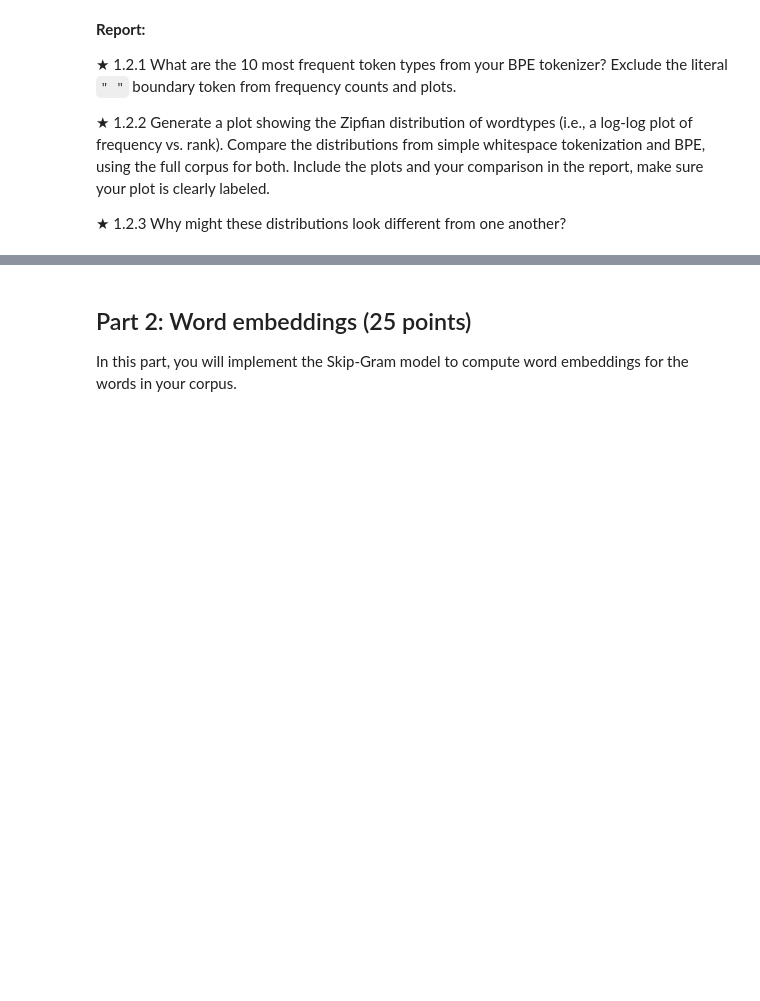
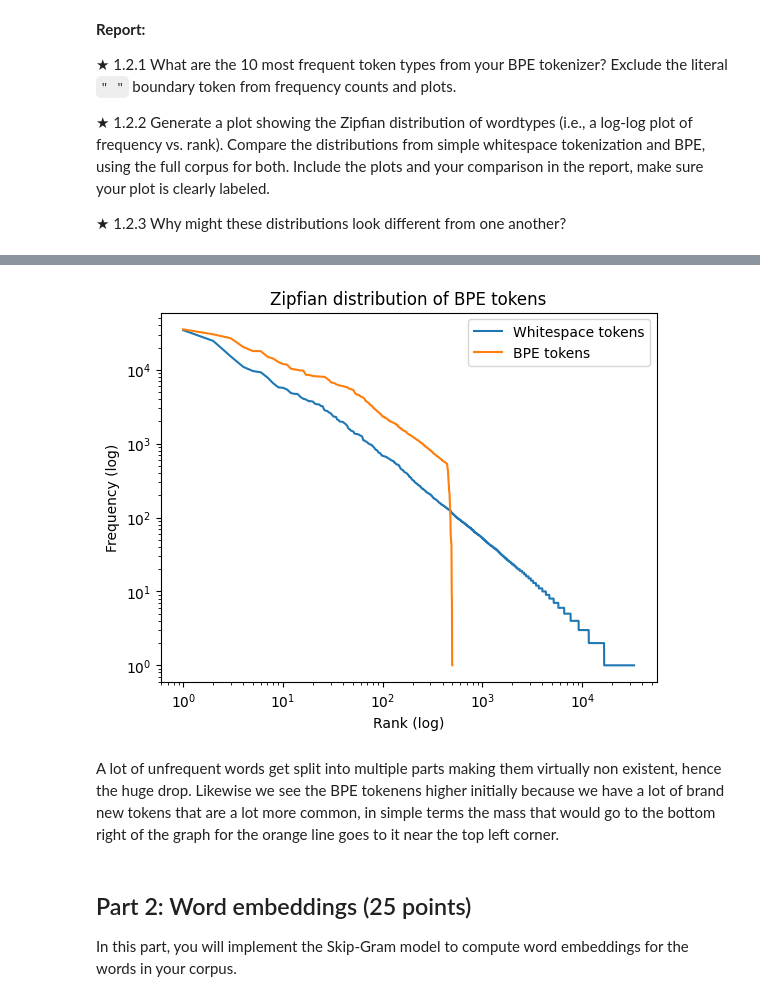
Before and after one commit to keace888/eecs183-283A-26fall-hw2, a Jupyter notebook: hw2.ipynb, the cells around one changed output, grey strips where cells are left out. Saved outputs shown, nothing was run; the diff lists cells and outputs as text; code cells hidden in the pictures; blank space fills up the shorter version.

```diff
--- a/hw2.ipynb
+++ b/hw2.ipynb
@@ -422,3 +422,7 @@ Saved results for BPE merges and vocabulary.
 # %%
 # TODO: Use this space to generate your Zipfian plot.
 # Tip: tokenize each distinct whitespace word once and weight its tokens by the word count.
+simple_sentences_2 = [bpe_tokenizer.tokenize(text) for text in en_corpus]
+word_counts_output_2 = count_word_types(simple_sentences_2)
+
+word_counts_output
@@ -424,0 +447,5 @@ Saved results for BPE merges and vocabulary.
+# %%
+df_2 = pd.DataFrame(word_counts_output_2.items(), columns=['words', 'count'], index=range(len(word_counts_output_2)))
+df_2 = df_2.sort_values(by='count', ascending=False)
+df_2 = df_2[df_2['words'] != " "]
+df_2.head(10)
@@ -425,3 +464,15 @@ Saved results for BPE merges and vocabulary.
+# %%
+plt.loglog(range(1, len(df) + 1), df['count'], label="Whitespace tokens")
+plt.loglog(range(1, len(df_2) + 1), df_2['count'], label="BPE tokens")
+plt.xlabel("Rank (log)")
+plt.ylabel("Frequency (log)")
+plt.title("Zipfian distribution of BPE tokens")
+plt.legend()
+plt.show()
+# %% [output]
+[figure, added]
+# %% [markdown]
+A lot of unfrequent words get split into multiple parts making them virtually non existent, hence the huge drop. Likewise we see the BPE tokenens higher initially because we have a lot of brand new tokens that are a lot more common, in simple terms the mass that would go to the bottom right of the graph for the orange line goes to it near the top left corner.
 # %% [markdown]
 ## Part 2: Word embeddings (25 points)
 
```
Also changed, not shown: parts of 4 cells of this notebook.
